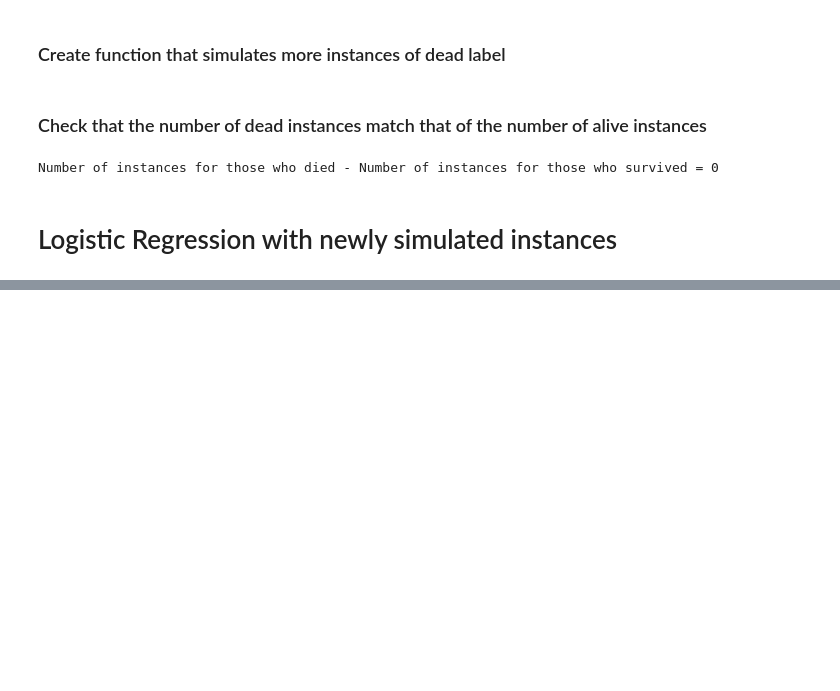
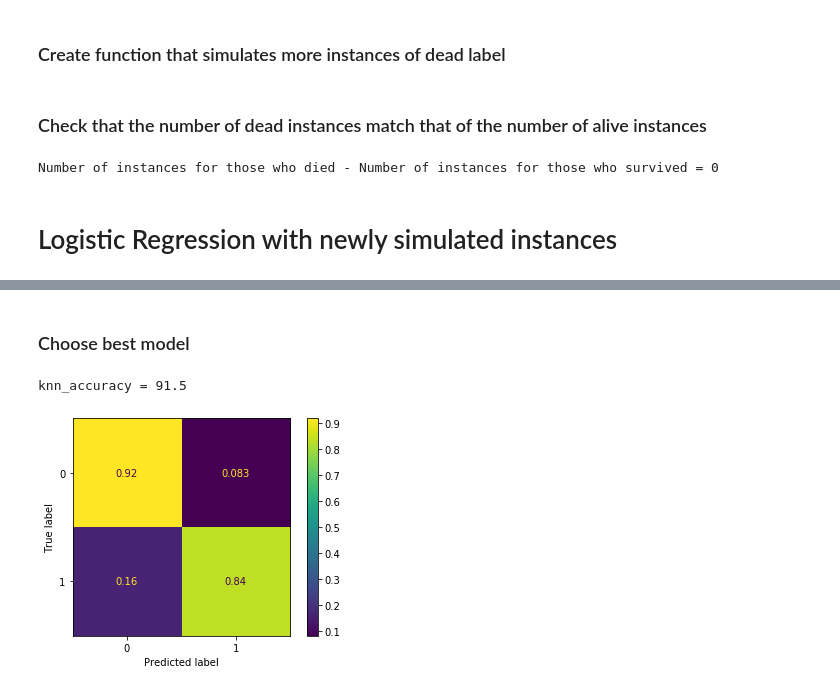
Before and after one commit to Steve-Pilato/COVID-19-Data-Science-Project-SHU, a Jupyter notebook: COVID-19 Data Preperation and Model Generation and Evaluation.ipynb, the cells around one changed output, grey strips where cells are left out. Saved outputs shown, nothing was run; the diff lists cells and outputs as text; code cells hidden in the pictures; blank space fills up the shorter version.

```diff
--- a/COVID-19 Data Preperation and Model Generation and Evaluation.ipynb
+++ b/COVID-19 Data Preperation and Model Generation and Evaluation.ipynb
@@ -291,0 +311,14 @@ Logistic Accuracy = 0.9080677064188065
+# %% [markdown]
+### Choose best model
+# %%
+knn = KNeighborsClassifier(n_neighbors = 6) #Initialize model
+knn.fit(X_train_new, y_train_new) #Fit model
+
+predictions = knn.predict(X_test) #Predict test set
+
+#Plot results
+plot_confusion_matrix(knn, X_test, y_test, normalize='true')
+print("knn_accuracy = {}".format(round(accuracy_score(y_test, predictions), 3) * 100))
+# %% [output]
+knn_accuracy = 91.5
+[figure, added]
```
Also changed, not shown: parts of 8 cells of this notebook.
